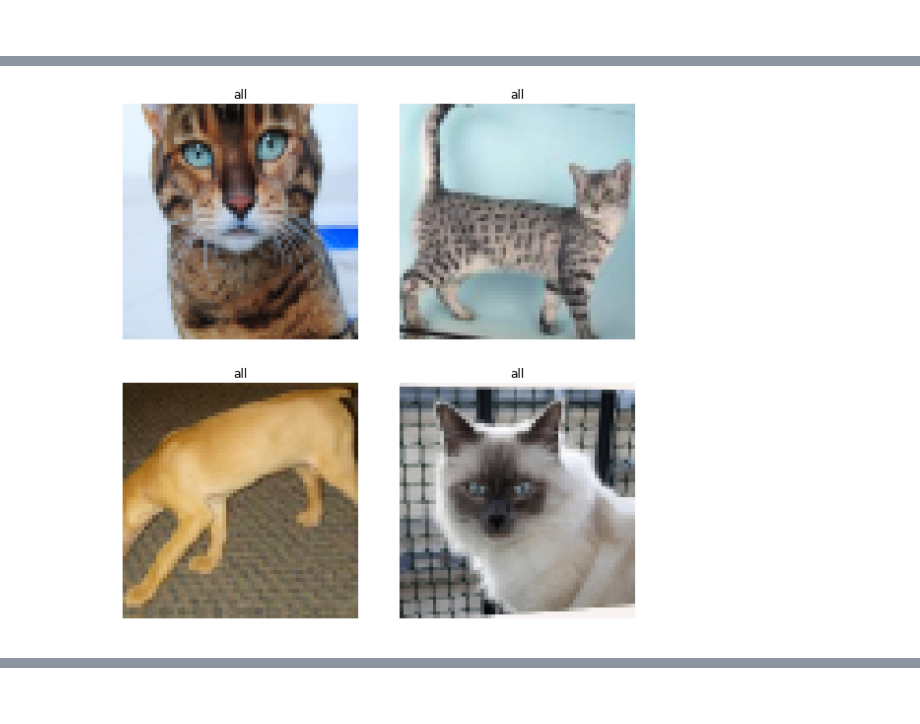
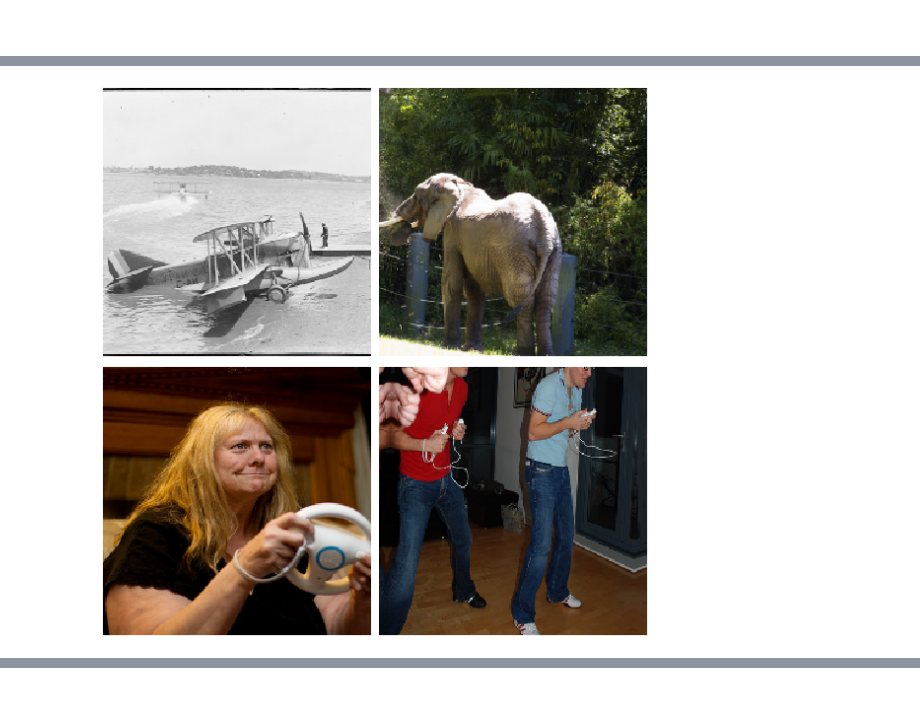
Before and after one commit to PiotrekSkalski/style-transfer, a Jupyter notebook: fast-style-transfer_fastai.ipynb, the cells around one changed output, grey strips where cells are left out. Cells and saved outputs as stored; diff of their text form; code cells hidden in the pictures.

```diff
--- a/fast-style-transfer_fastai.ipynb
+++ b/fast-style-transfer_fastai.ipynb
@@ -17,18 +20,18 @@ device(type='cpu')
 # %%
-bs = 4
+bs = 16
 # %%
 tfms = get_transforms()
 # %%
-size = 64
+size = 224
 # %%
 data = (ImageList.from_folder('images/dataset/')
        .split_by_folder(train='train', valid='val')
-       .label_from_folder()
+       .label_empty()
        .transform(tfms=tfms, size=size, resize_method=ResizeMethod.CROP)
        .databunch(bs=bs)
        .normalize(imagenet_stats))
 # %%
-data.show_batch()
+data.show_batch(2)
 # %% [output]
-[figure, old version]
+[figure, new version]
 # %%
```
Also changed, not shown: parts of 17 cells of this notebook, 2 other files.
